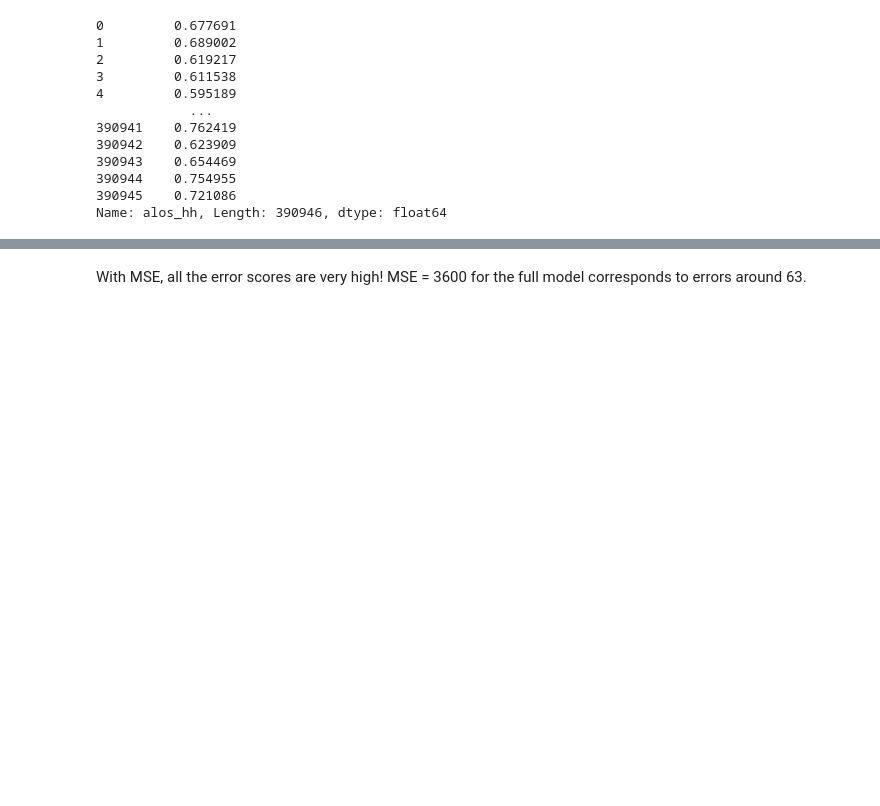
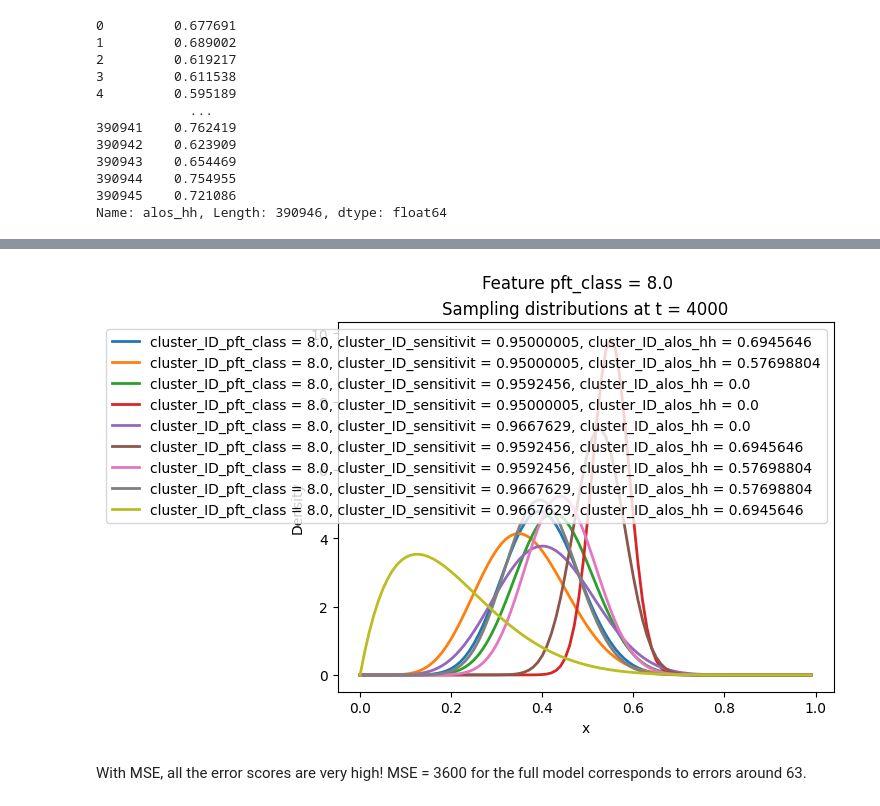
Before and after one commit to PerryChicken1/Master-Thesis, a Jupyter notebook: multi-armed-bandit.ipynb, the cells around one changed output, grey strips where cells are left out. Drawn from its saved outputs; the diff is of its cells as text; code cells hidden in the pictures; blank space fills up the shorter version.

```diff
--- a/multi-armed-bandit.ipynb
+++ b/multi-armed-bandit.ipynb
@@ -232,3 +269,7 @@ Error:
+# %%
+bandit_satellite.plot_beta_dist('pft_class', '8.0')
+# %% [output]
+[figure, added]
 # %% [markdown]
 With MSE, all the error scores are very high! MSE = 3600 for the full model corresponds to errors around 63.
 # %%
```
Also changed, not shown: parts of 22 cells of this notebook, 6 other files.
